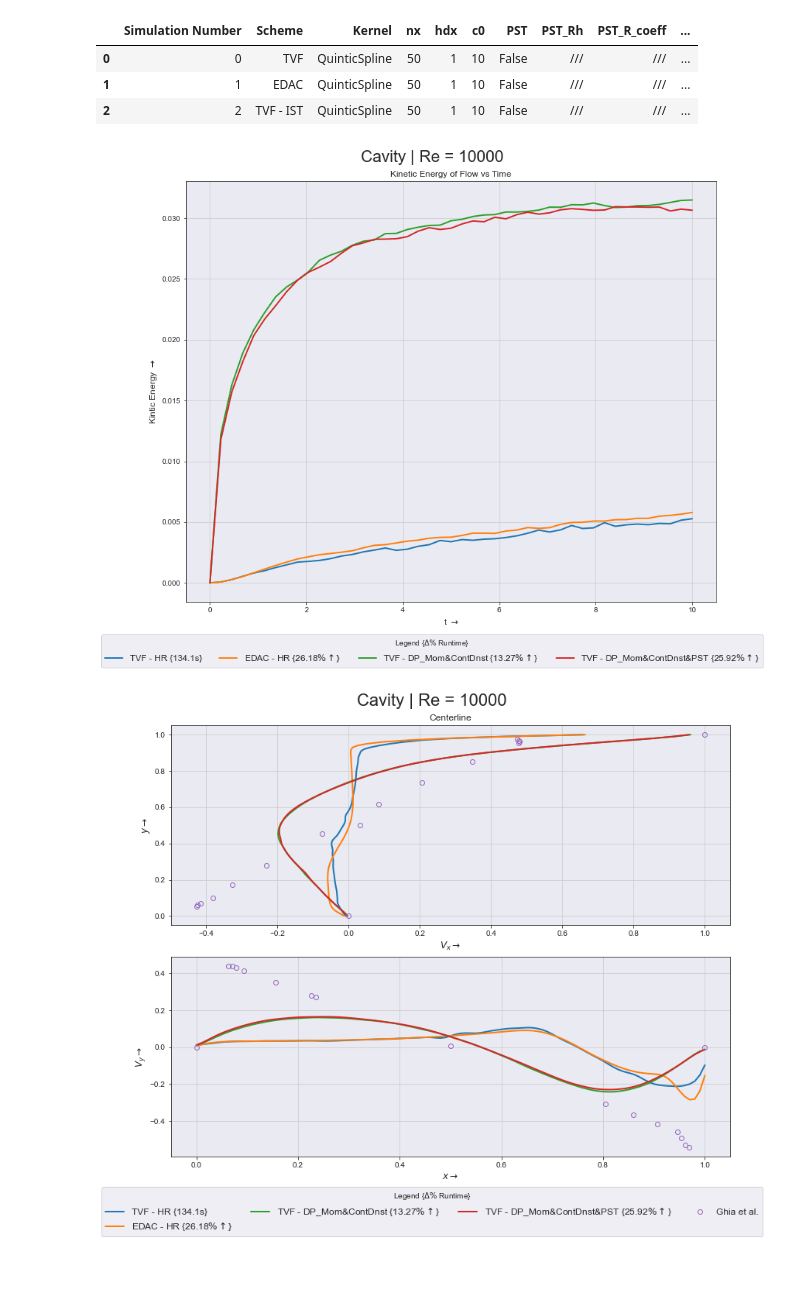
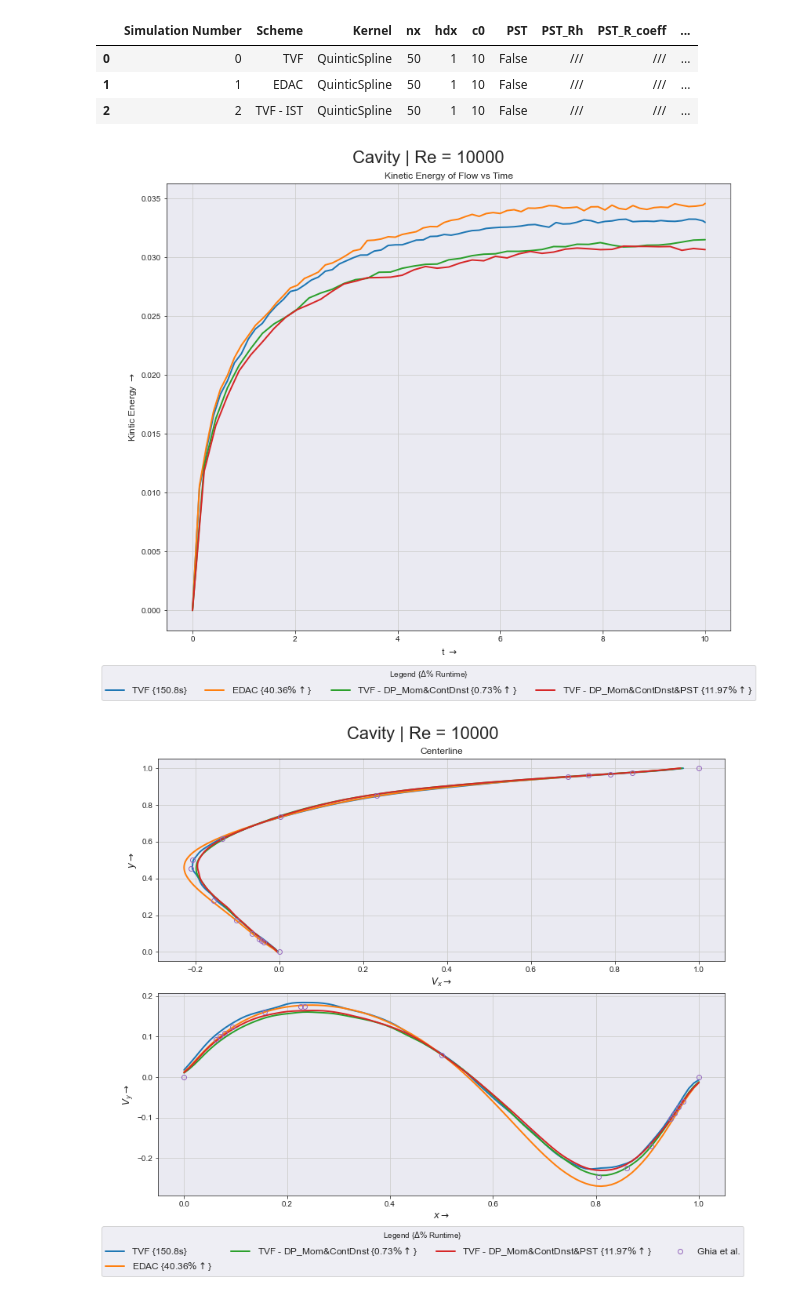
Before and after one commit to Prajwal-Prathiksh/SLP-Smoothed-Particle-Hydrodynamics, a Jupyter notebook: SLP/Cavity/plot_output.ipynb, the cells around one changed output. Saved outputs shown, nothing was run; the diff lists cells and outputs as text; code cells hidden in the pictures; blank space fills up the shorter version.

```diff
--- a/SLP/Cavity/plot_output.ipynb
+++ b/SLP/Cavity/plot_output.ipynb
@@ -217,19 +217,23 @@ sph_schm_legend = {
     '01': 'EDAC',
     '02': 'TVF - Iso',
     '03': 'TVF - DP_Mom',
-    '04': 'TVF - Invalid',
+    '04': 'TVF - (!!!Invalid)',
     '05': 'TVF - DP_Mom&ContDnst',
     '06': 'TVF - DP_Mom&ContDnst&PST',
     '07': 'TVF - DP_Mom&PST',
     '08': 'TVF - HR',
     '09': 'EDAC - HR',
-    '10': ''
-
+    '10': 'TVF - HR DP_Mom',
+    '11': 'TVF - HR DP_Mom&PST (!!Invalid)',
+    '12': 'TVF - HR DP_Mom&ContDnst&PST',
+    '13': 'TVF - MR',
+    '14': 'EDAC - MR',
+    '15': 'TVF - MR DP_Mom&ContDnst&PST'
 }
 
 save_bool = False
-sph_schm = ['08', '09', '05', '06']
-name = 'Re = 10000'
+sph_schm = ['00', '01', '05', '06']
+name = 'Re = 100'
 
 
 ##############
@@ -241,11 +245,11 @@ figTitle2 = 'Cavity - Streamplot (10s)' + temp
 # %%
 custom_plot1(sph_schm, sph_schm_legend, save=save_bool, adjust_bot=0.13)
 # %% [output]
-[figure, old version]
+[figure, new version]
 # %%
-custom_plot2(sph_schm, sph_schm_legend, save=save_bool, adjust_bot=0.15, re=10000)
+custom_plot2(sph_schm, sph_schm_legend, save=save_bool, adjust_bot=0.15, re=100)
 # %% [output]
-[figure, old version]
+[figure, new version]
 # %%
 custom_plot3(sph_schm, sph_schm_legend, save=save_bool)
 # %% [output]
```
Also changed, not shown: parts of 1 cell of this notebook, 6 other files.
